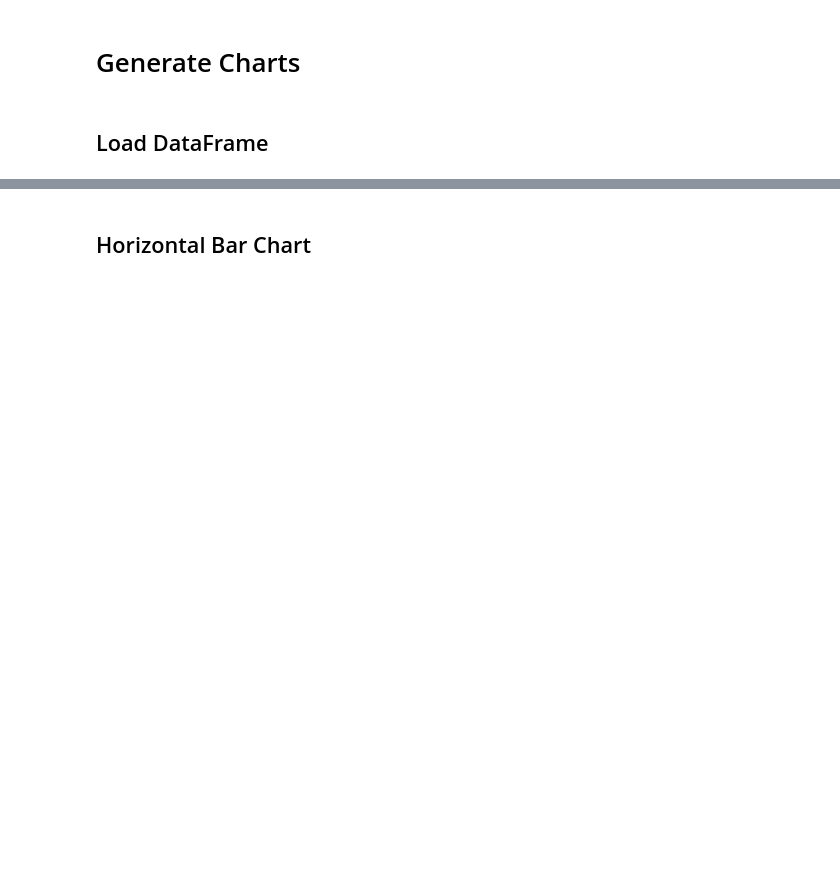
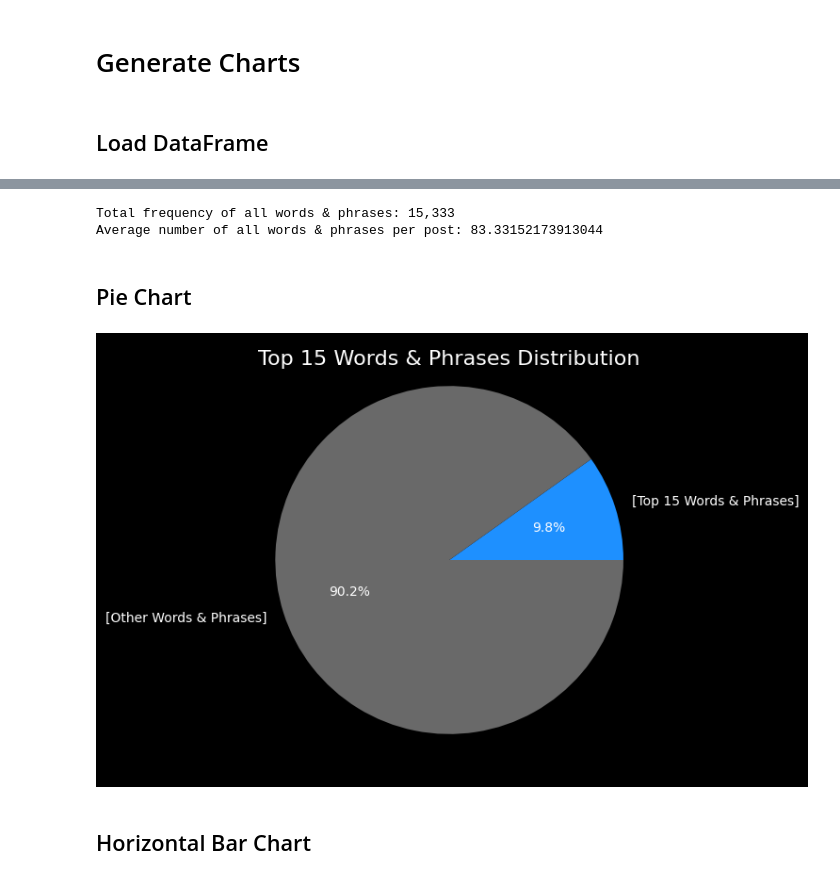
Before and after one commit to arguto1993/wordcloud-berita-pusdiklat-bps-2023, a Jupyter notebook: WordCloud_Berita2600.ipynb, the cells around one changed output, grey strips where cells are left out. Drawn from its saved outputs; the diff is of its cells as text; code cells hidden in the pictures; blank space fills up the shorter version.

```diff
--- a/WordCloud_Berita2600.ipynb
+++ b/WordCloud_Berita2600.ipynb
@@ -195,7 +247,39 @@ print("Number of unique words (excluding stopwords):", unique_word_count)
 # %%
 total_frequency = word_counts_df['freq'].sum()  # Sum all frequencies in the 'freq' column
-print("Total frequency of all words & phrases:", total_frequency)
-print("Average number of all words & phrases per post:", total_frequency/183)
+print(f"Total frequency of all words & phrases: {total_frequency:,}")
+print(f"Average number of all words & phrases per post:", total_frequency/num_content)
+# %% [output]
+Total frequency of all words & phrases: 15,333
+Average number of all words & phrases per post: 83.33152173913044
+# %% [markdown]
+## Pie Chart
+# %%
+plt.style.use('dark_background')
+
+# Select top n words and aggregate others into "others" category
+n = 15
+top_n_words = word_counts_df.head(n)
+other_words = word_counts_df.tail(-15).sum()
+
+# Combine top n words into a single "Top 15 Words" category
+top_n_words = top_n_words.sum().rename(f"Top {n} Words")
+
+# Create a DataFrame with the two desired categories
+pie_data = pd.DataFrame({'freq': [top_n_words, other_words]}, index=[f'[Top {n} Words & Phrases]', '[Other Words & Phrases]'])
+
+# Create pie chart with blue and light gray colors
+colors = ['dodgerblue', 'dimgrey']  # Define the color palette
+plt.figure(figsize=(6, 6))
+wedges, texts, autotexts = plt.pie(pie_data['freq'], labels=pie_data.index, autopct="%1.1f%%", colors=colors)
+
+# Increase font size for all elements
+plt.rcParams['font.size'] = 10  # Set overall font size for text elements
+
+# Adjust title position and font size
+plt.title(f"Top {n} Words & Phrases Distribution", y=0.93, fontsize=16)
+plt.show()
+# %% [output]
+[figure, added]
 # %% [markdown]
 ## Horizontal Bar Chart
 # %%
```
Also changed, not shown: parts of 28 cells of this notebook.
